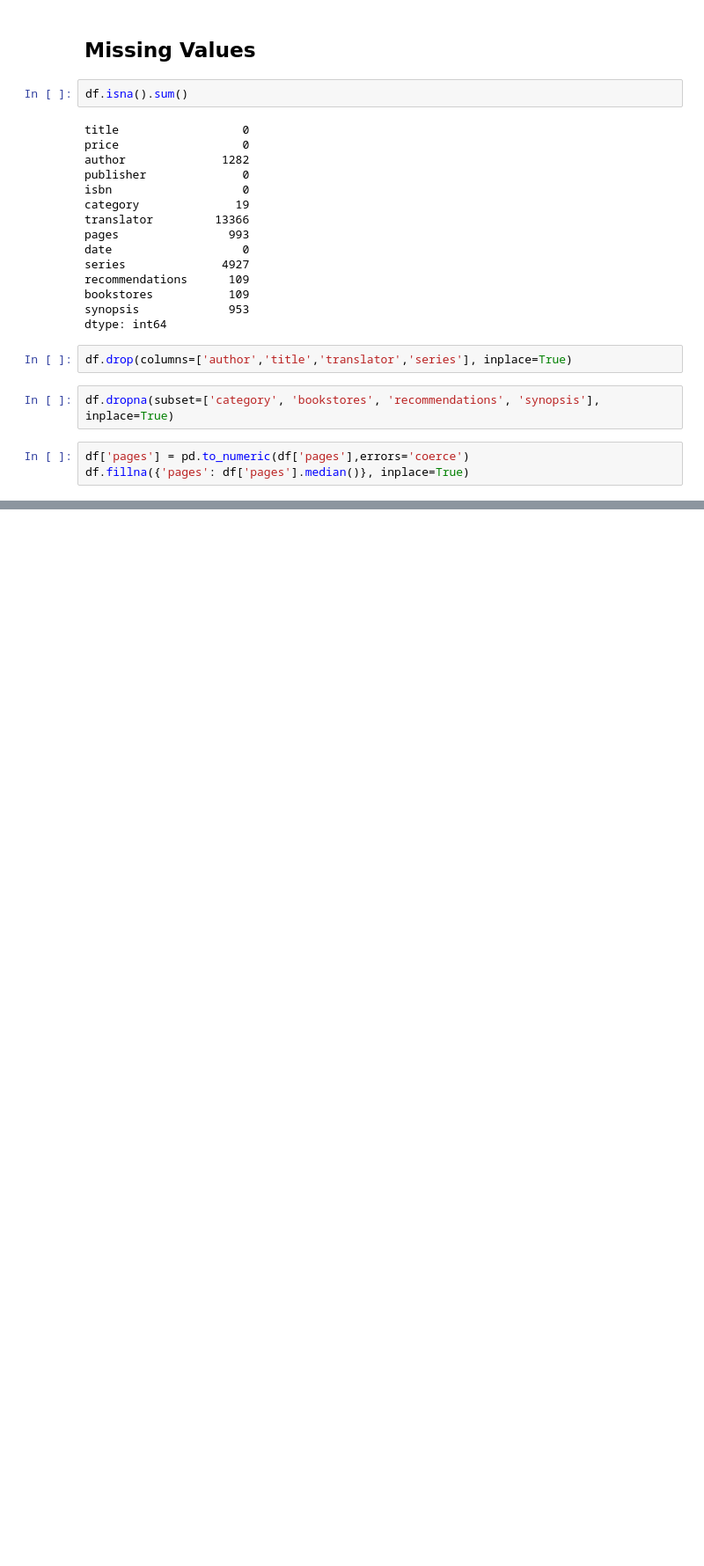
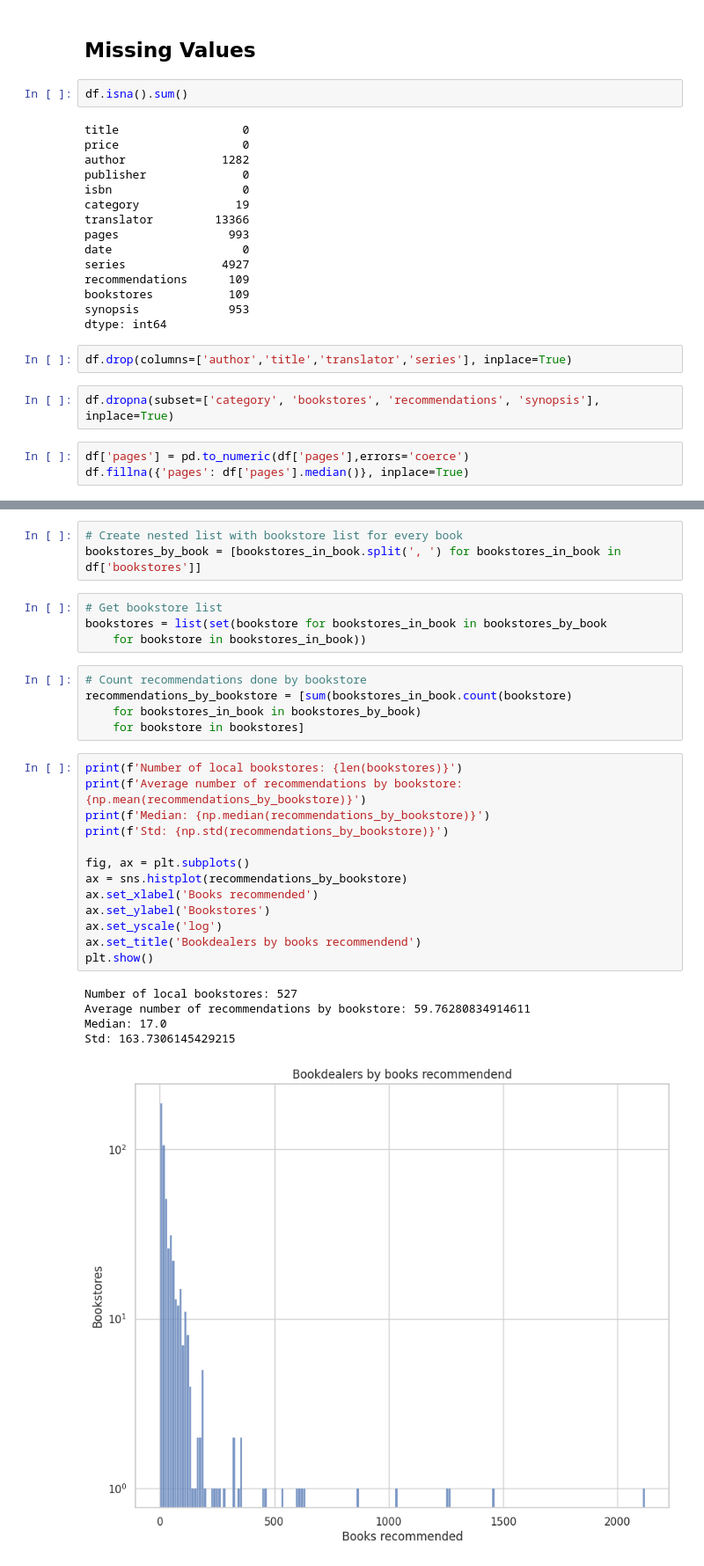
Before and after one commit to mattiapggioli/bookdealer-recommendations-analysis, a Jupyter notebook: notebooks/data_preparation.ipynb, the cells around one changed output, grey strips where cells are left out. Shown: that part at 88% size. Drawn from its saved outputs; the diff is of its cells as text; blank space fills up the shorter version.

```diff
--- a/notebooks/data_preparation.ipynb
+++ b/notebooks/data_preparation.ipynb
@@ -80,0 +146,31 @@ df.fillna({'pages': df['pages'].median()}, inplace=True)
+# %%
+# Create nested list with bookstore list for every book
+bookstores_by_book = [bookstores_in_book.split(', ') for bookstores_in_book in df['bookstores']]
+# %%
+# Get bookstore list
+bookstores = list(set(bookstore for bookstores_in_book in bookstores_by_book
+    for bookstore in bookstores_in_book))
+# %%
+# Count recommendations done by bookstore
+recommendations_by_bookstore = [sum(bookstores_in_book.count(bookstore)
+    for bookstores_in_book in bookstores_by_book)
+    for bookstore in bookstores]
+# %%
+print(f'Number of local bookstores: {len(bookstores)}')
+print(f'Average number of recommendations by bookstore: {np.mean(recommendations_by_bookstore)}')
+print(f'Median: {np.median(recommendations_by_bookstore)}')
+print(f'Std: {np.std(recommendations_by_bookstore)}')
+
+fig, ax = plt.subplots()
+ax = sns.histplot(recommendations_by_bookstore)
+ax.set_xlabel('Books recommended')
+ax.set_ylabel('Bookstores')
+ax.set_yscale('log')
+ax.set_title('Bookdealers by books recommendend')
+plt.show()
+# %% [output]
+Number of local bookstores: 527
+Average number of recommendations by bookstore: 59.76280834914611
+Median: 17.0
+Std: 163.7306145429215
+[figure, added]
```
Also changed, not shown: parts of 13 cells of this notebook.
